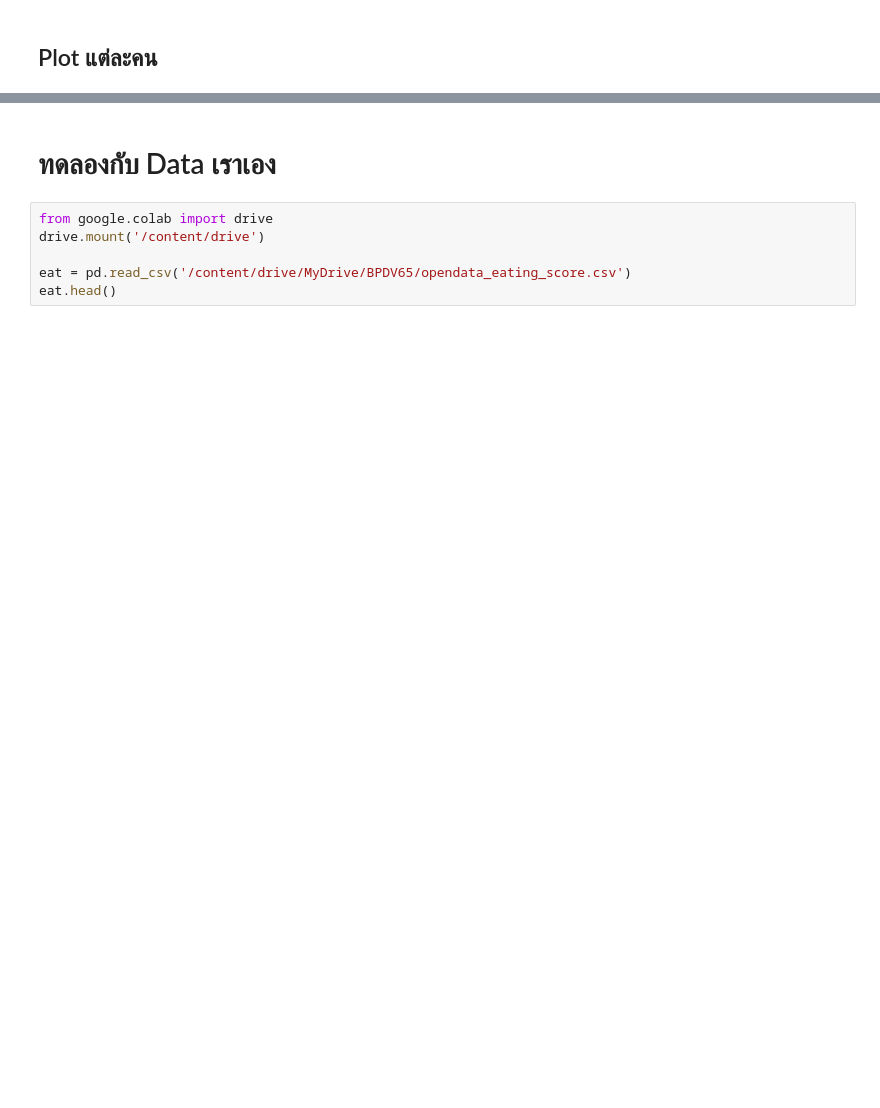
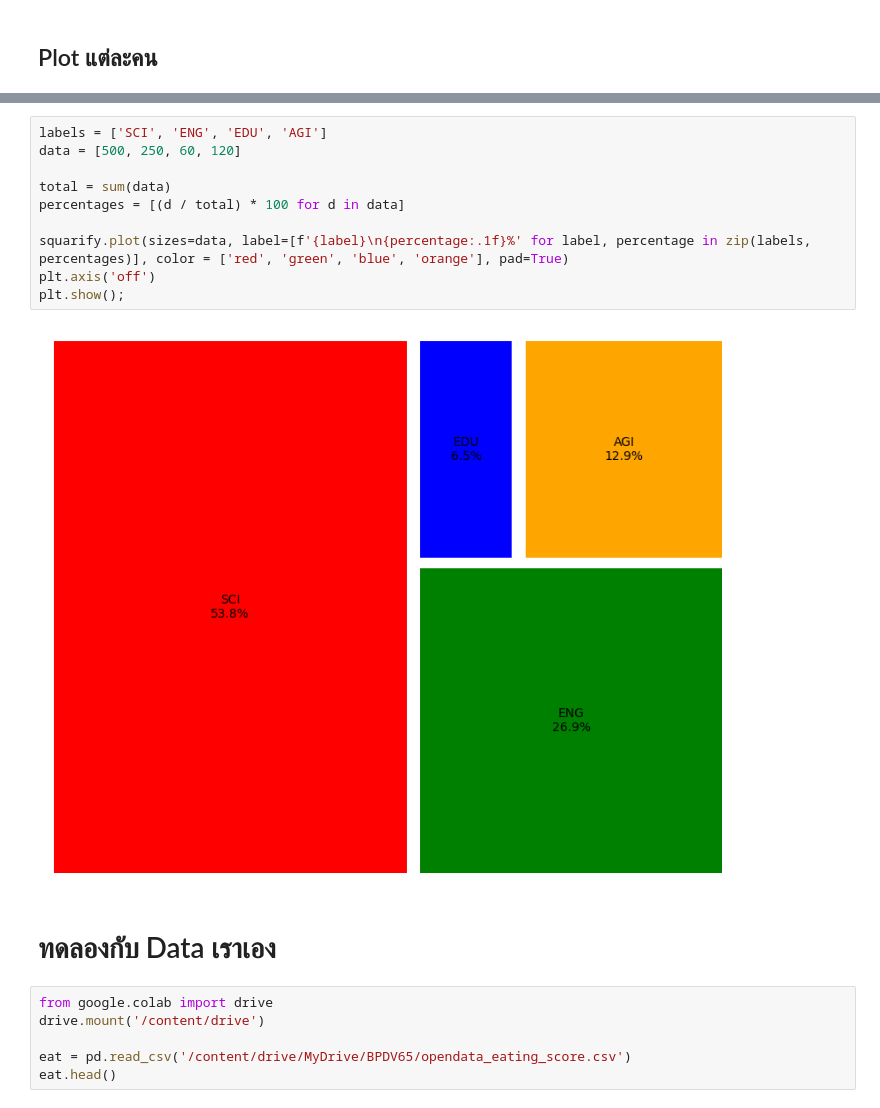
Before and after one commit to KorrawanOu/python_dataviz2023, a Jupyter notebook: DataViz04_Data_Comparison.ipynb, the cells around one changed output, grey strips where cells are left out. Drawn from its saved outputs; the diff is of its cells as text; blank space fills up the shorter version.

```diff
--- a/DataViz04_Data_Comparison.ipynb
+++ b/DataViz04_Data_Comparison.ipynb
@@ -600,3 +598,15 @@ ax.legend();
+# %%
+labels = ['SCI', 'ENG', 'EDU', 'AGI']
+data = [500, 250, 60, 120]
+
+total = sum(data)
+percentages = [(d / total) * 100 for d in data]
+
+squarify.plot(sizes=data, label=[f'{label}\n{percentage:.1f}%' for label, percentage in zip(labels, percentages)], color = ['red', 'green', 'blue', 'orange'], pad=True)
+plt.axis('off')
+plt.show();
+# %% [output]
+[figure, added]
 # %% [markdown]
 # ทดลองกับ Data เราเอง
 # %%
```
Also changed, not shown: parts of 46 cells of this notebook.
